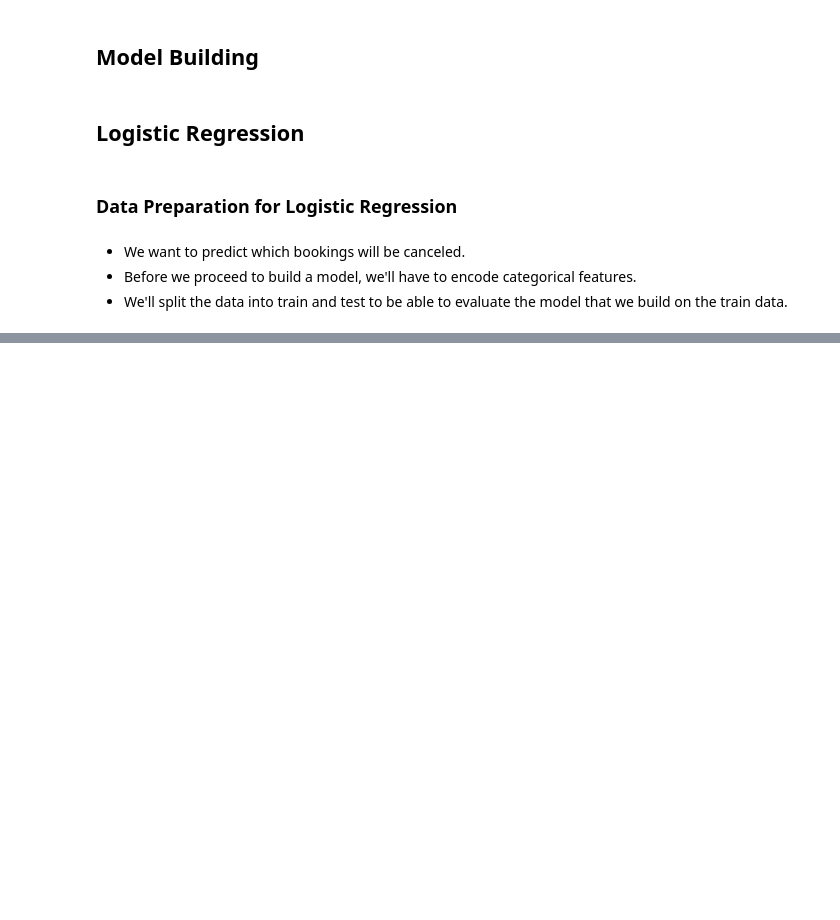
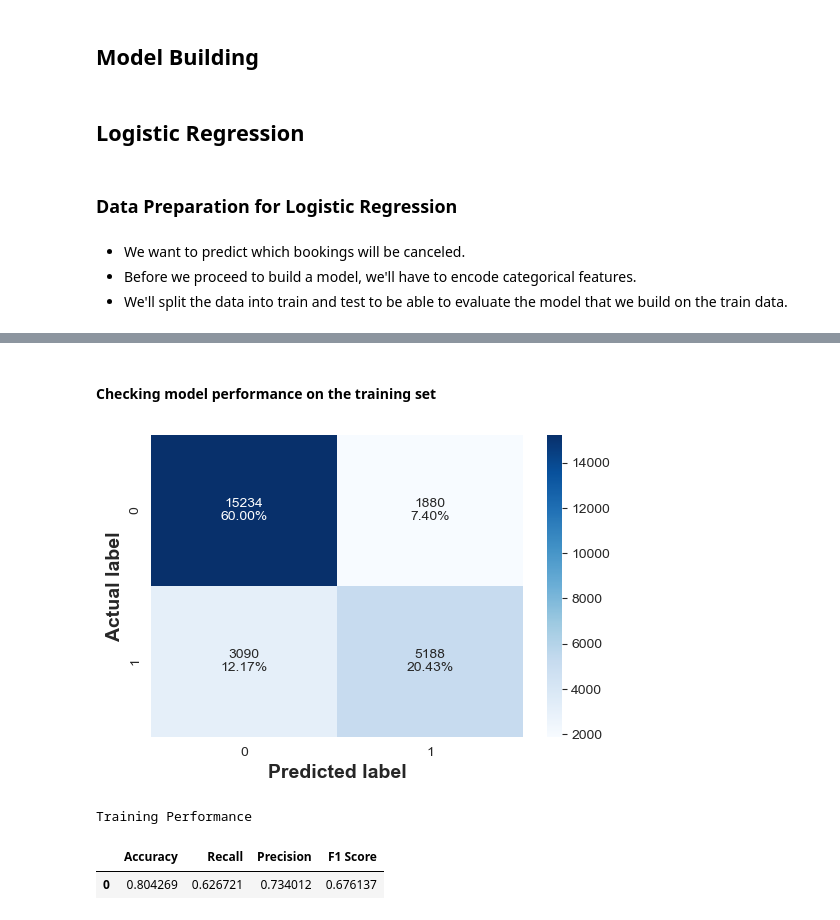
Before and after one commit to ArthurXia1031/Data_Science_Project, a Jupyter notebook: machine_learning/INN hotels/INN_ML.ipynb, the cells around one changed output, grey strips where cells are left out. Drawn from its saved outputs; the diff is of its cells as text; code cells hidden in the pictures; blank space fills up the shorter version.

```diff
--- a/machine_learning/INN hotels/INN_ML.ipynb
+++ b/machine_learning/INN hotels/INN_ML.ipynb
@@ -870,0 +1195,16 @@ X
+# %% [markdown]
+#### Checking model performance on the training set
+# %%
+# creating confusion matrix
+confusion_matrix_statsmodels(result_logistic_1, X_train_1, y_train)
+# %% [output]
+[figure, added]
+# %%
+print('Training Performance\n')
+log_reg_model_test_perf = model_performance_classification_statsmodels(result_logistic_1, X_train_1, y_train)
+
+log_reg_model_test_perf
+# %% [output]
+Training Performance
+|  | Accuracy | Recall | Precision | F1 Score |
+| 0 | 0.804269 | 0.626721 | 0.734012 | 0.676137 |
```
Also changed, not shown: parts of 31 cells of this notebook.
